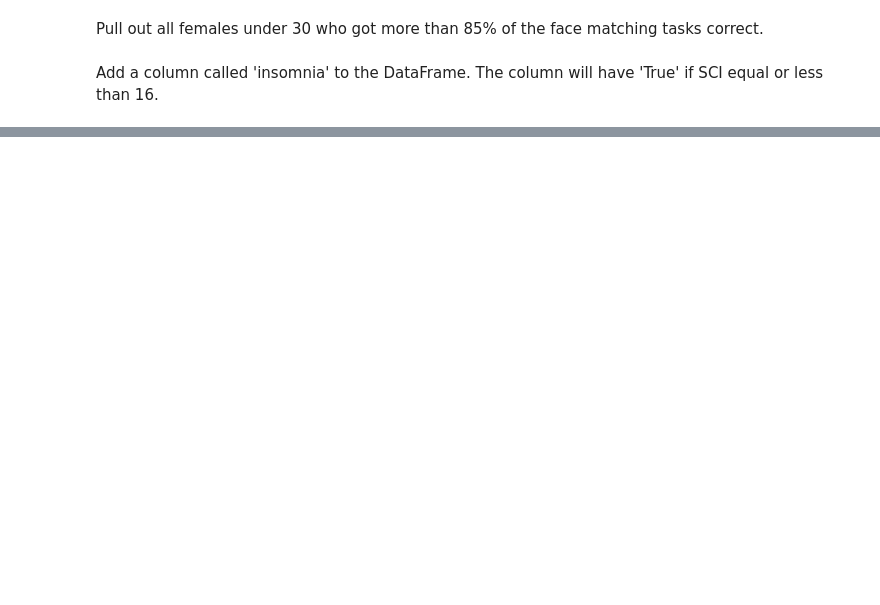
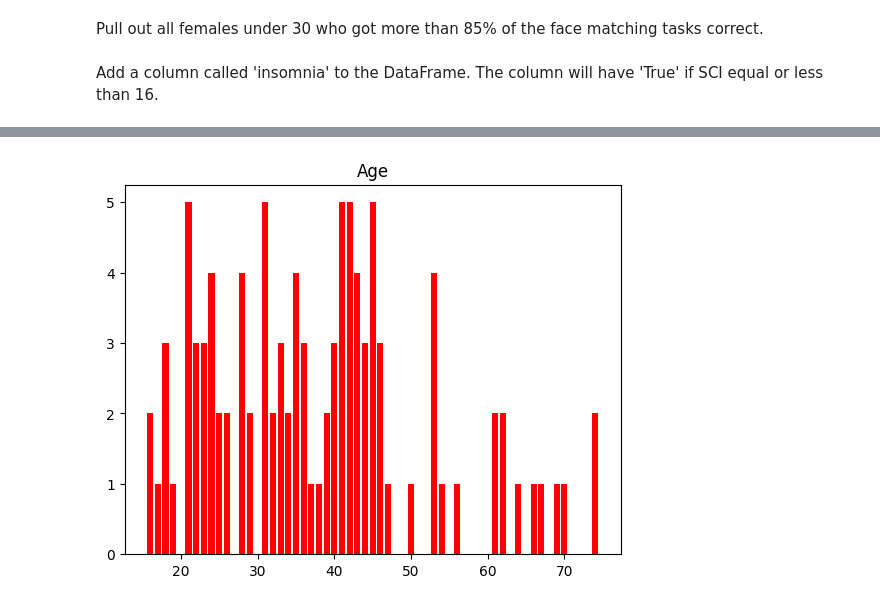
Before and after one commit to Farah-Deeba-UNCC/Introduction-to-ML, a Jupyter notebook: Notebooks/8-NumPy_SciPy_Pandas.ipynb, the cells around one changed output, grey strips where cells are left out. Drawn from its saved outputs; the diff is of its cells as text; code cells hidden in the pictures; blank space fills up the shorter version.

```diff
--- a/Notebooks/8-NumPy_SciPy_Pandas.ipynb
+++ b/Notebooks/8-NumPy_SciPy_Pandas.ipynb
@@ -480,0 +638,9 @@ display(data)
+# %%
+# see the age distribution in the populaton
+from collections import Counter
+age_counts = Counter(data['age'])
+plt.bar(age_counts.keys(), age_counts.values(), color='r')
+plt.title('Age')
+plt.show()
+# %% [output]
+[figure, added]
```
Also changed, not shown: parts of 64 cells of this notebook.
